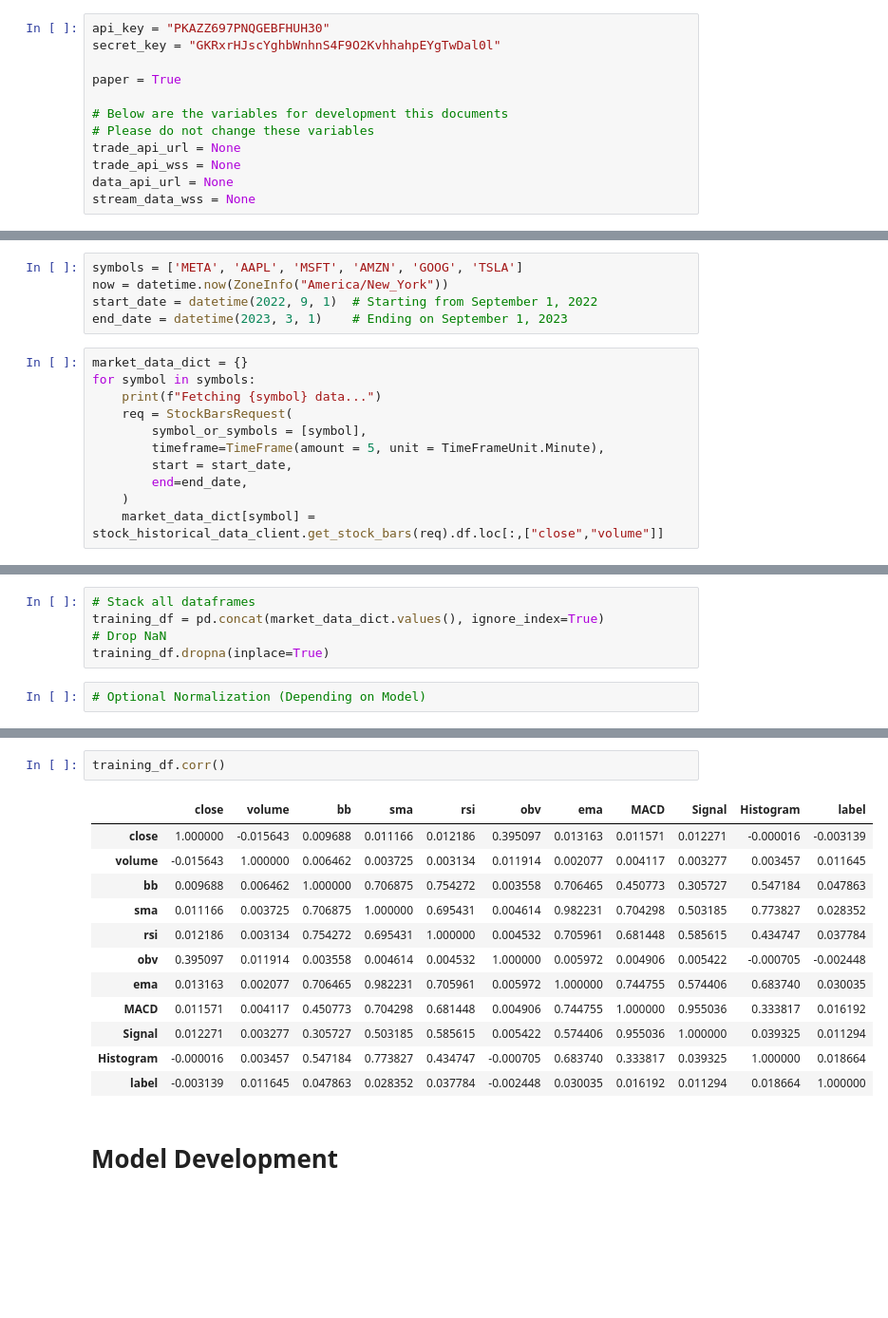
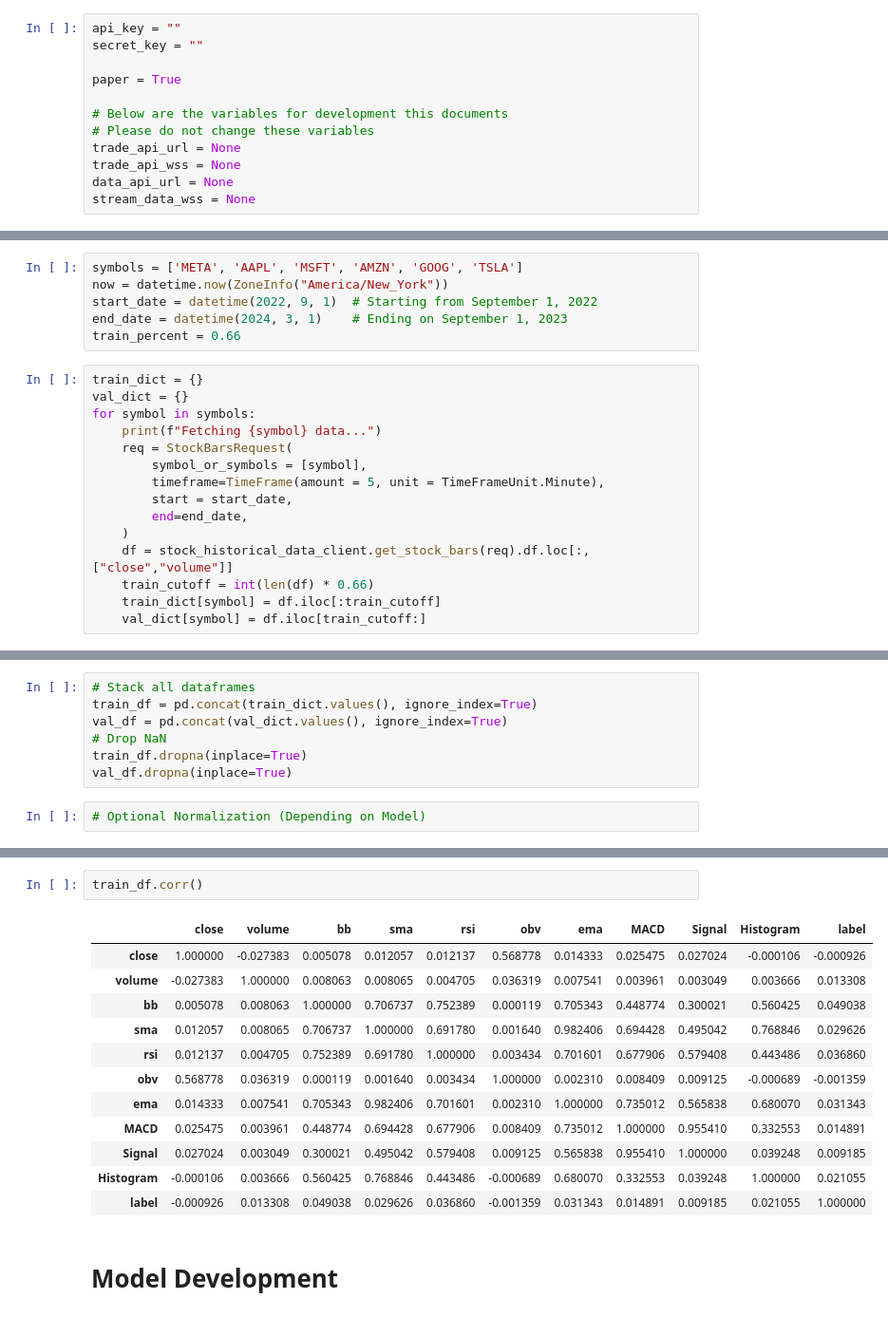
Before and after one commit to avillasmil/algo-trader, a Jupyter notebook: sandbox.ipynb, the cells around one changed output, grey strips where cells are left out. Shown: that part at 95% size. Saved outputs shown, nothing was run; the diff lists cells and outputs as text; blank space fills up the shorter version.

```diff
--- a/sandbox.ipynb
+++ b/sandbox.ipynb
@@ -43,6 +44,6 @@ import pandas as pd
 # %%
-api_key = "PKAZZ697PNQGEBFHUH30"
-secret_key = "GKRxrHJscYghbWnhnS4F9O2KvhhahpEYgTwDal0l"
+api_key = ""
+secret_key = ""
 
 paper = True
 
@@ -61,9 +62,11 @@ stock_historical_data_client = StockHistoricalDataClient(api_key, secret_key, ur
 symbols = ['META', 'AAPL', 'MSFT', 'AMZN', 'GOOG', 'TSLA']
 now = datetime.now(ZoneInfo("America/New_York"))
 start_date = datetime(2022, 9, 1)  # Starting from September 1, 2022
-end_date = datetime(2023, 3, 1)    # Ending on September 1, 2023
+end_date = datetime(2024, 3, 1)    # Ending on September 1, 2023
+train_percent = 0.66
 # %%
-market_data_dict = {}
+train_dict = {}
+val_dict = {}
 for symbol in symbols:
     print(f"Fetching {symbol} data...")
     req = StockBarsRequest(
@@ -72,7 +75,10 @@ for symbol in symbols:
         start = start_date,
         end=end_date,
     )
-    market_data_dict[symbol] = stock_historical_data_client.get_stock_bars(req).df.loc[:,["close","volume"]]
+    df = stock_historical_data_client.get_stock_bars(req).df.loc[:,["close","volume"]]
+    train_cutoff = int(len(df) * 0.66)
+    train_dict[symbol] = df.iloc[:train_cutoff]
+    val_dict[symbol] = df.iloc[train_cutoff:]
 # %% [output]
 Fetching META data...
 Fetching AAPL data...
@@ -225,8 +250,10 @@ for symbol in symbols:
 # %%
 # Stack all dataframes
-training_df = pd.concat(market_data_dict.values(), ignore_index=True)
+train_df = pd.concat(train_dict.values(), ignore_index=True)
+val_df = pd.concat(val_dict.values(), ignore_index=True)
 # Drop NaN
-training_df.dropna(inplace=True)
+train_df.dropna(inplace=True)
+val_df.dropna(inplace=True)
 # %%
 # Optional Normalization (Depending on Model)
 # %%
@@ -252,17 +286,17 @@ training_df.describe()
 # %%
-training_df.corr()
+train_df.corr()
 # %% [output]
 |  | close | volume | bb | sma | rsi | obv | ema | MACD | Signal | Histogram | label |
-| close | 1.000000 | -0.015643 | 0.009688 | 0.011166 | 0.012186 | 0.395097 | 0.013163 | 0.011571 | 0.012271 | -0.000016 | -0.003139 |
-| volume | -0.015643 | 1.000000 | 0.006462 | 0.003725 | 0.003134 | 0.011914 | 0.002077 | 0.004117 | 0.003277 | 0.003457 | 0.011645 |
-| bb | 0.009688 | 0.006462 | 1.000000 | 0.706875 | 0.754272 | 0.003558 | 0.706465 | 0.450773 | 0.305727 | 0.547184 | 0.047863 |
-| sma | 0.011166 | 0.003725 | 0.706875 | 1.000000 | 0.695431 | 0.004614 | 0.982231 | 0.704298 | 0.503185 | 0.773827 | 0.028352 |
-| rsi | 0.012186 | 0.003134 | 0.754272 | 0.695431 | 1.000000 | 0.004532 | 0.705961 | 0.681448 | 0.585615 | 0.434747 | 0.037784 |
-| obv | 0.395097 | 0.011914 | 0.003558 | 0.004614 | 0.004532 | 1.000000 | 0.005972 | 0.004906 | 0.005422 | -0.000705 | -0.002448 |
-| ema | 0.013163 | 0.002077 | 0.706465 | 0.982231 | 0.705961 | 0.005972 | 1.000000 | 0.744755 | 0.574406 | 0.683740 | 0.030035 |
-| MACD | 0.011571 | 0.004117 | 0.450773 | 0.704298 | 0.681448 | 0.004906 | 0.744755 | 1.000000 | 0.955036 | 0.333817 | 0.016192 |
-| Signal | 0.012271 | 0.003277 | 0.305727 | 0.503185 | 0.585615 | 0.005422 | 0.574406 | 0.955036 | 1.000000 | 0.039325 | 0.011294 |
-| Histogram | -0.000016 | 0.003457 | 0.547184 | 0.773827 | 0.434747 | -0.000705 | 0.683740 | 0.333817 | 0.039325 | 1.000000 | 0.018664 |
-| label | -0.003139 | 0.011645 | 0.047863 | 0.028352 | 0.037784 | -0.002448 | 0.030035 | 0.016192 | 0.011294 | 0.018664 | 1.000000 |
+| close | 1.000000 | -0.027383 | 0.005078 | 0.012057 | 0.012137 | 0.568778 | 0.014333 | 0.025475 | 0.027024 | -0.000106 | -0.000926 |
+| volume | -0.027383 | 1.000000 | 0.008063 | 0.008065 | 0.004705 | 0.036319 | 0.007541 | 0.003961 | 0.003049 | 0.003666 | 0.013308 |
+| bb | 0.005078 | 0.008063 | 1.000000 | 0.706737 | 0.752389 | 0.000119 | 0.705343 | 0.448774 | 0.300021 | 0.560425 | 0.049038 |
+| sma | 0.012057 | 0.008065 | 0.706737 | 1.000000 | 0.691780 | 0.001640 | 0.982406 | 0.694428 | 0.495042 | 0.768846 | 0.029626 |
+| rsi | 0.012137 | 0.004705 | 0.752389 | 0.691780 | 1.000000 | 0.003434 | 0.701601 | 0.677906 | 0.579408 | 0.443486 | 0.036860 |
+| obv | 0.568778 | 0.036319 | 0.000119 | 0.001640 | 0.003434 | 1.000000 | 0.002310 | 0.008409 | 0.009125 | -0.000689 | -0.001359 |
+| ema | 0.014333 | 0.007541 | 0.705343 | 0.982406 | 0.701601 | 0.002310 | 1.000000 | 0.735012 | 0.565838 | 0.680070 | 0.031343 |
+| MACD | 0.025475 | 0.003961 | 0.448774 | 0.694428 | 0.677906 | 0.008409 | 0.735012 | 1.000000 | 0.955410 | 0.332553 | 0.014891 |
+| Signal | 0.027024 | 0.003049 | 0.300021 | 0.495042 | 0.579408 | 0.009125 | 0.565838 | 0.955410 | 1.000000 | 0.039248 | 0.009185 |
+| Histogram | -0.000106 | 0.003666 | 0.560425 | 0.768846 | 0.443486 | -0.000689 | 0.680070 | 0.332553 | 0.039248 | 1.000000 | 0.021055 |
+| label | -0.000926 | 0.013308 | 0.049038 | 0.029626 | 0.036860 | -0.001359 | 0.031343 | 0.014891 | 0.009185 | 0.021055 | 1.000000 |
 # %% [markdown]
 # Model Development
```
Also changed, not shown: parts of 10 cells of this notebook.
